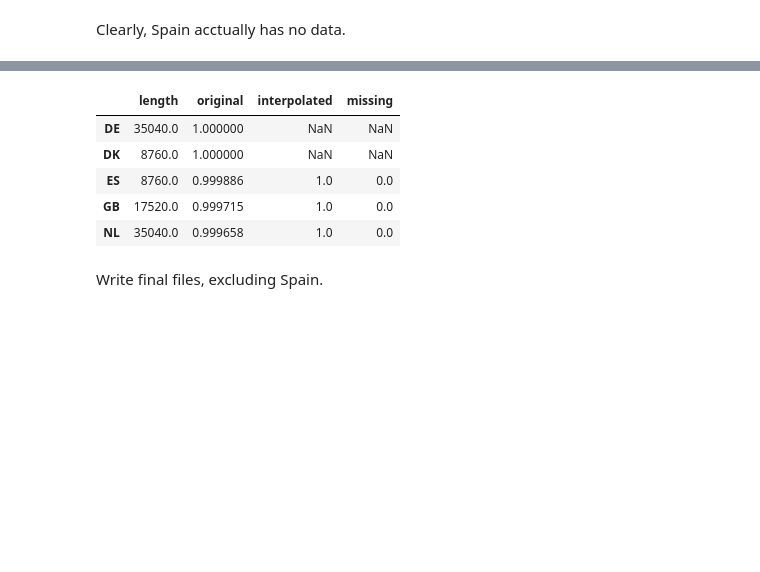
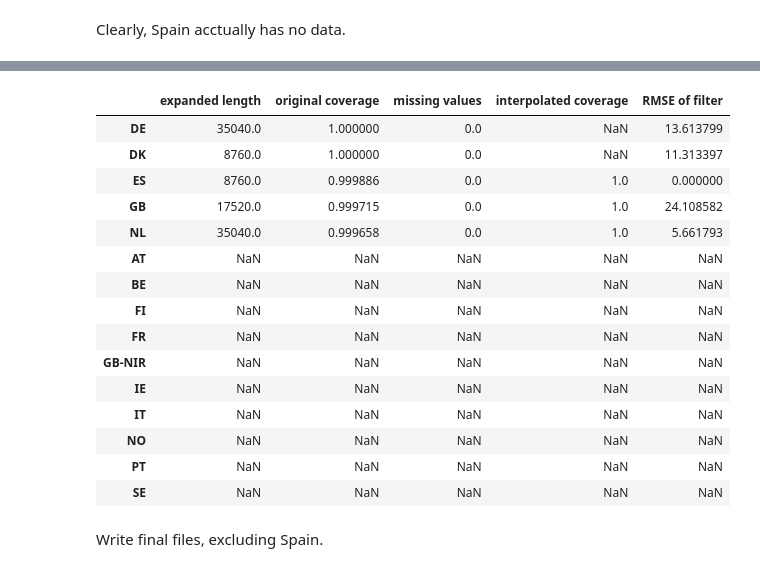
Before and after one commit to vttresearch/windtask25-timeseries, a Jupyter notebook: notebooks/04-analyze-data.ipynb, the cells around one changed output, grey strips where cells are left out. Cells and saved outputs as stored; diff of their text form; code cells hidden in the pictures; blank space fills up the shorter version.

```diff
--- a/notebooks/04-analyze-data.ipynb
+++ b/notebooks/04-analyze-data.ipynb
@@ -136,12 +172,23 @@ Check coverages
 # %%
-pd.read_csv(f'../data/intermediate/Coverage {tech}.csv', index_col=0)
+statistics = pd.read_csv(f'../data/intermediate/Statistics generation Wind Offshore.csv', index_col=0)
+statistics
 # %% [output]
-|  | length | original | interpolated | missing |
-| DE | 35040.0 | 1.000000 | NaN | NaN |
-| DK | 8760.0 | 1.000000 | NaN | NaN |
-| ES | 8760.0 | 0.999886 | 1.0 | 0.0 |
-| GB | 17520.0 | 0.999715 | 1.0 | 0.0 |
-| NL | 35040.0 | 0.999658 | 1.0 | 0.0 |
+|  | expanded length | original coverage | missing values | interpolated coverage | RMSE of filter |
+| DE | 35040.0 | 1.000000 | 0.0 | NaN | 13.613799 |
+| DK | 8760.0 | 1.000000 | 0.0 | NaN | 11.313397 |
+| ES | 8760.0 | 0.999886 | 0.0 | 1.0 | 0.000000 |
+| GB | 17520.0 | 0.999715 | 0.0 | 1.0 | 24.108582 |
+| NL | 35040.0 | 0.999658 | 0.0 | 1.0 | 5.661793 |
+| AT | NaN | NaN | NaN | NaN | NaN |
+| BE | NaN | NaN | NaN | NaN | NaN |
+| FI | NaN | NaN | NaN | NaN | NaN |
+| FR | NaN | NaN | NaN | NaN | NaN |
+| GB-NIR | NaN | NaN | NaN | NaN | NaN |
+| IE | NaN | NaN | NaN | NaN | NaN |
+| IT | NaN | NaN | NaN | NaN | NaN |
+| NO | NaN | NaN | NaN | NaN | NaN |
+| PT | NaN | NaN | NaN | NaN | NaN |
+| SE | NaN | NaN | NaN | NaN | NaN |
 # %% [markdown]
 Write final files, excluding Spain.
 # %%
```
Also changed, not shown: parts of 116 cells of this notebook, 7 other files.
